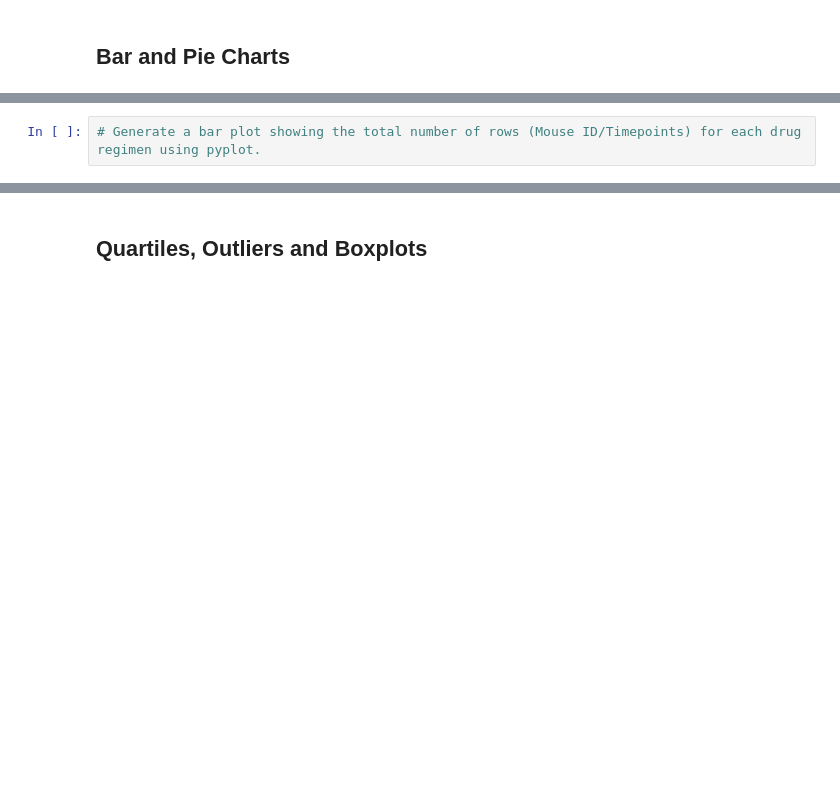
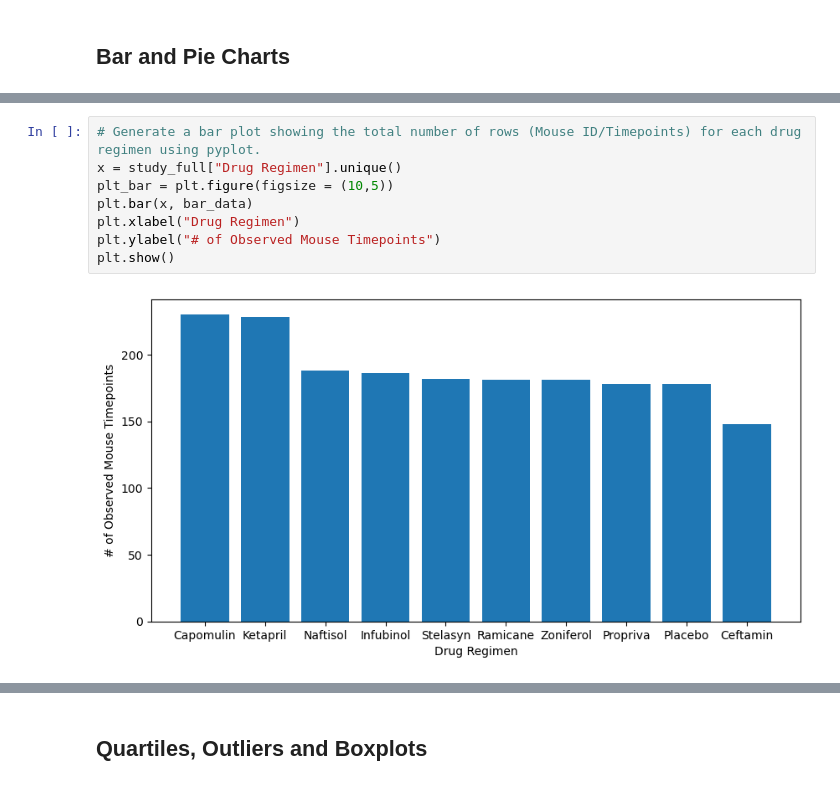
Before and after one commit to v4l3-v1ll4rr03l/pymaceuticals, a Jupyter notebook: pymaceuticals.ipynb, the cells around one changed output, grey strips where cells are left out. Saved outputs shown, nothing was run; the diff lists cells and outputs as text; blank space fills up the shorter version.

```diff
--- a/pymaceuticals.ipynb
+++ b/pymaceuticals.ipynb
@@ -101,4 +148,12 @@ study_full["Mouse ID"].nunique()
 # %%
 # Generate a bar plot showing the total number of rows (Mouse ID/Timepoints) for each drug regimen using pyplot.
+x = study_full["Drug Regimen"].unique()
+plt_bar = plt.figure(figsize = (10,5))
+plt.bar(x, bar_data)
+plt.xlabel("Drug Regimen")
+plt.ylabel("# of Observed Mouse Timepoints")
+plt.show()
+# %% [output]
+[figure, added]
 # %%
 # Generate a pie plot showing the distribution of female versus male mice using Pandas
```
Also changed, not shown: parts of 13 cells of this notebook.
